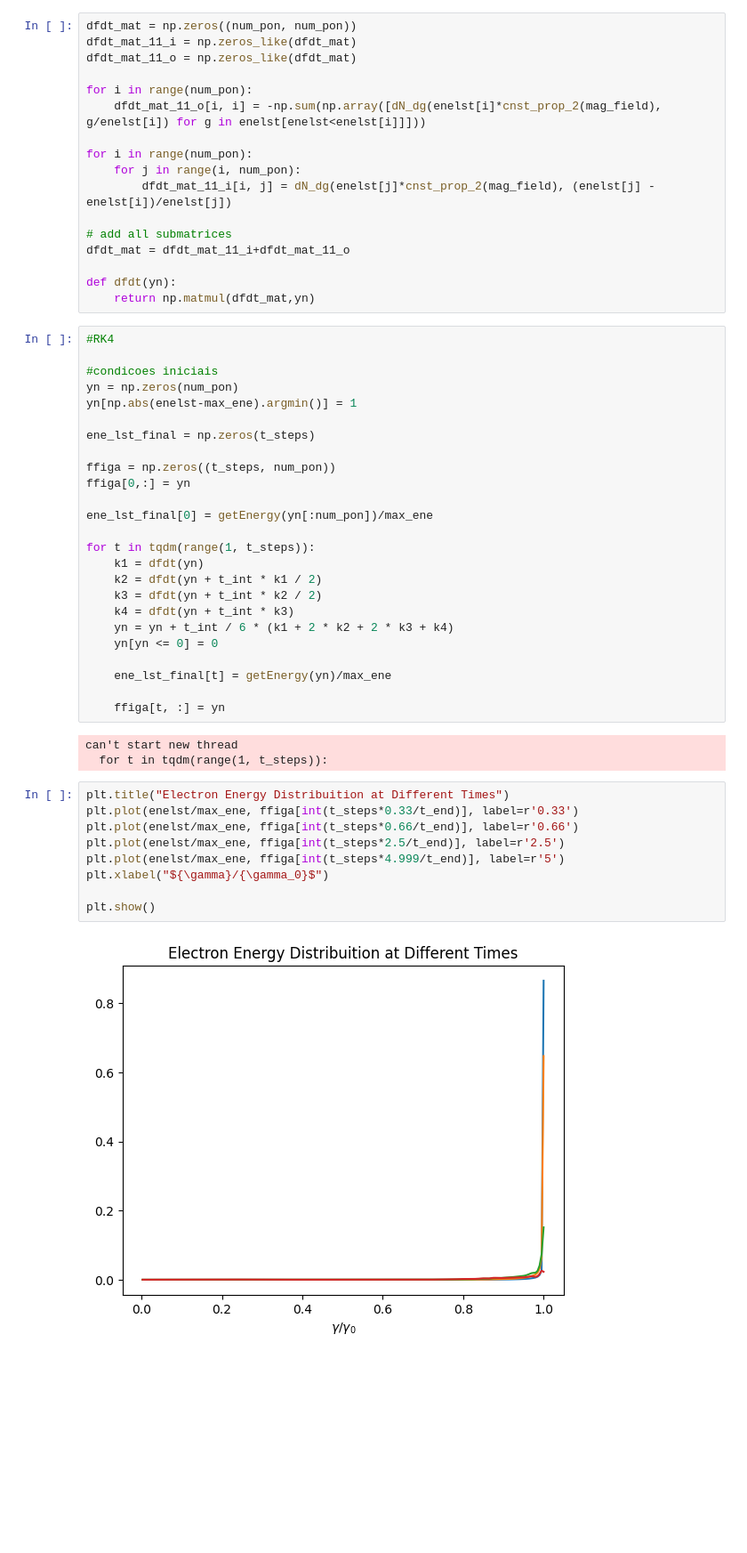
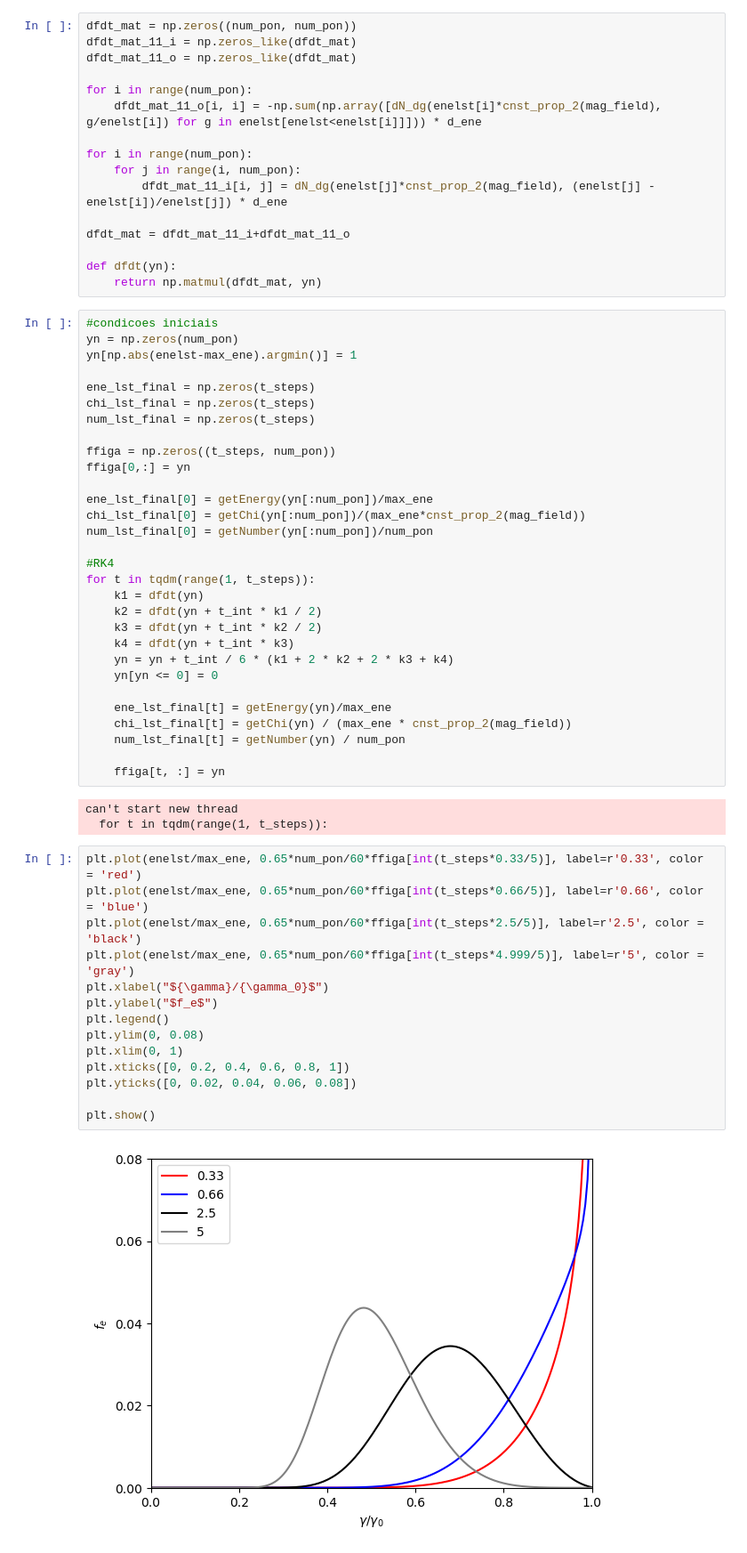
Before and after one commit to JoseMariano247/Est-gio, a Jupyter notebook: Função_de_distribuição_ele.ipynb, the cells around one changed output. Shown at 89% size. Saved outputs shown, nothing was run; the diff lists cells and outputs as text; blank space fills up the shorter version.

```diff
--- a/Função_de_distribuição_ele.ipynb
+++ b/Função_de_distribuição_ele.ipynb
@@ -71,31 +58,33 @@ dfdt_mat_11_i = np.zeros_like(dfdt_mat)
 dfdt_mat_11_o = np.zeros_like(dfdt_mat)
 
 for i in range(num_pon):
-    dfdt_mat_11_o[i, i] = -np.sum(np.array([dN_dg(enelst[i]*cnst_prop_2(mag_field), g/enelst[i]) for g in enelst[enelst<enelst[i]]]))
+    dfdt_mat_11_o[i, i] = -np.sum(np.array([dN_dg(enelst[i]*cnst_prop_2(mag_field), g/enelst[i]) for g in enelst[enelst<enelst[i]]])) * d_ene
 
 for i in range(num_pon):
     for j in range(i, num_pon):
-        dfdt_mat_11_i[i, j] = dN_dg(enelst[j]*cnst_prop_2(mag_field), (enelst[j] - enelst[i])/enelst[j])
+        dfdt_mat_11_i[i, j] = dN_dg(enelst[j]*cnst_prop_2(mag_field), (enelst[j] - enelst[i])/enelst[j]) * d_ene
 
-# add all submatrices
 dfdt_mat = dfdt_mat_11_i+dfdt_mat_11_o
 
 def dfdt(yn):
-    return np.matmul(dfdt_mat,yn)
+    return np.matmul(dfdt_mat, yn)
 # %%
-#RK4
-
 #condicoes iniciais
 yn = np.zeros(num_pon)
 yn[np.abs(enelst-max_ene).argmin()] = 1
 
 ene_lst_final = np.zeros(t_steps)
+chi_lst_final = np.zeros(t_steps)
+num_lst_final = np.zeros(t_steps)
 
 ffiga = np.zeros((t_steps, num_pon))
 ffiga[0,:] = yn
 
 ene_lst_final[0] = getEnergy(yn[:num_pon])/max_ene
+chi_lst_final[0] = getChi(yn[:num_pon])/(max_ene*cnst_prop_2(mag_field))
+num_lst_final[0] = getNumber(yn[:num_pon])/num_pon
 
+#RK4
 for t in tqdm(range(1, t_steps)):
     k1 = dfdt(yn)
     k2 = dfdt(yn + t_int * k1 / 2)
@@ -105,20 +94,27 @@ for t in tqdm(range(1, t_steps)):
     yn[yn <= 0] = 0
 
     ene_lst_final[t] = getEnergy(yn)/max_ene
+    chi_lst_final[t] = getChi(yn) / (max_ene * cnst_prop_2(mag_field))
+    num_lst_final[t] = getNumber(yn) / num_pon
 
     ffiga[t, :] = yn
 # %% [output]
 can't start new thread
   for t in tqdm(range(1, t_steps)):
 # %%
-plt.title("Electron Energy Distribuition at Different Times")
-plt.plot(enelst/max_ene, ffiga[int(t_steps*0.33/t_end)], label=r'0.33')
-plt.plot(enelst/max_ene, ffiga[int(t_steps*0.66/t_end)], label=r'0.66')
-plt.plot(enelst/max_ene, ffiga[int(t_steps*2.5/t_end)], label=r'2.5')
-plt.plot(enelst/max_ene, ffiga[int(t_steps*4.999/t_end)], label=r'5')
+plt.plot(enelst/max_ene, 0.65*num_pon/60*ffiga[int(t_steps*0.33/5)], label=r'0.33', color = 'red')
+plt.plot(enelst/max_ene, 0.65*num_pon/60*ffiga[int(t_steps*0.66/5)], label=r'0.66', color = 'blue')
+plt.plot(enelst/max_ene, 0.65*num_pon/60*ffiga[int(t_steps*2.5/5)], label=r'2.5', color = 'black')
+plt.plot(enelst/max_ene, 0.65*num_pon/60*ffiga[int(t_steps*4.999/5)], label=r'5', color = 'gray')
 plt.xlabel("${\gamma}/{\gamma_0}$")
+plt.ylabel("$f_e$")
+plt.legend()
+plt.ylim(0, 0.08)
+plt.xlim(0, 1)
+plt.xticks([0, 0.2, 0.4, 0.6, 0.8, 1])
+plt.yticks([0, 0.02, 0.04, 0.06, 0.08])
 
 plt.show()
 # %% [output]
-[figure, old version]
+[figure, new version]
 # %%
```
Also changed, not shown: parts of 4 cells of this notebook.
